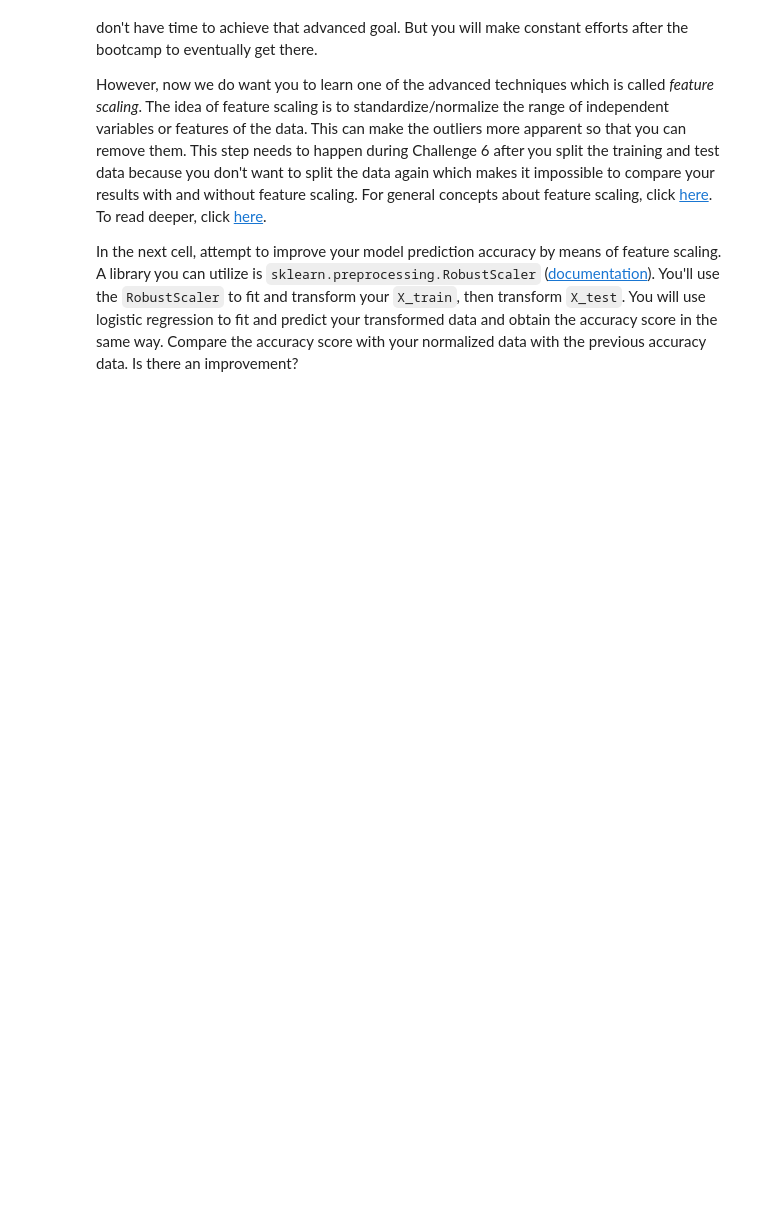
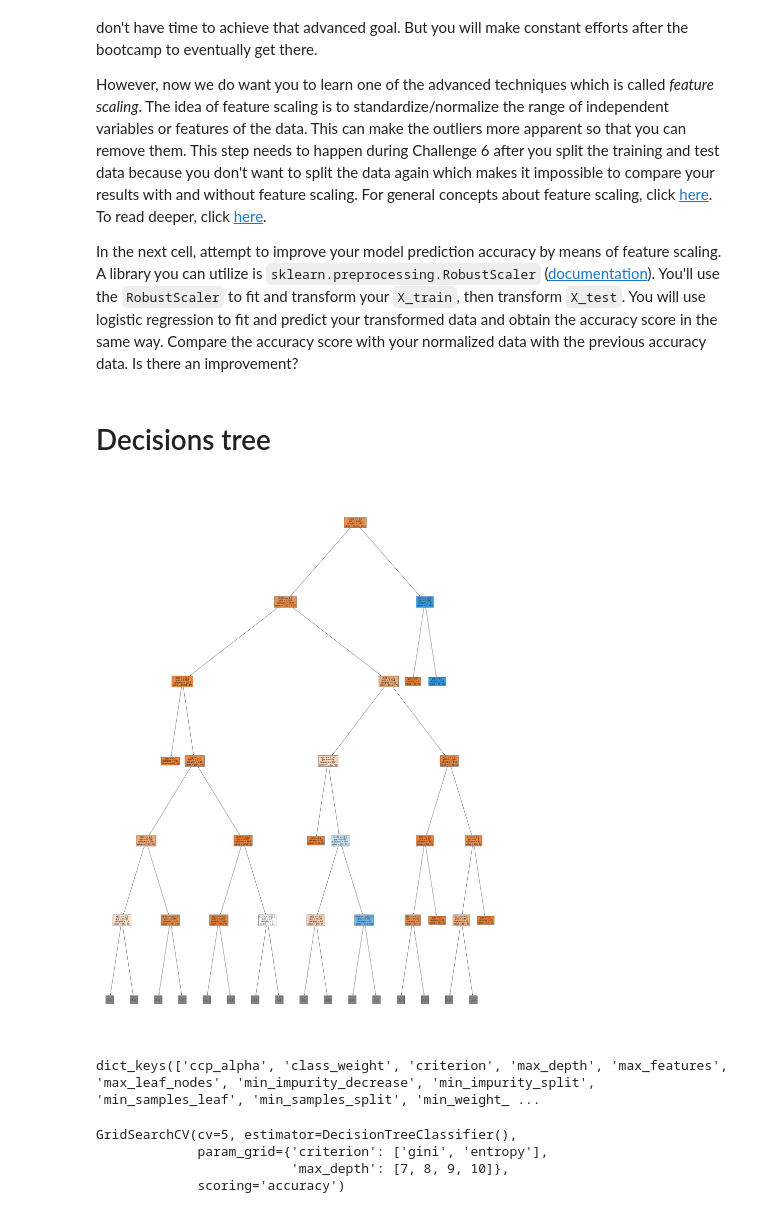
Before and after one commit to ta-data-bcn/lab-supervised-learning, a Jupyter notebook: your-code/main.ipynb, the cells around one changed output. Cells and saved outputs as stored; diff of their text form; code cells hidden in the pictures; blank space fills up the shorter version.

```diff
--- a/your-code/main.ipynb
+++ b/your-code/main.ipynb
@@ -778,3 +778,5 @@ However, now we do want you to learn one of the advanced techniques which is cal
 In the next cell, attempt to improve your model prediction accuracy by means of feature scaling. A library you can utilize is `sklearn.preprocessing.RobustScaler` ([documentation](https://scikit-learn.org/stable/modules/generated/sklearn.preprocessing.RobustScaler.html)). You'll use the `RobustScaler` to fit and transform your `X_train`, then transform `X_test`. You will use logistic regression to fit and predict your transformed data and obtain the accuracy score in the same way. Compare the accuracy score with your normalized data with the previous accuracy data. Is there an improvement?
 # %%
 # Your code here
+# %% [markdown]
+# Decisions tree
@@ -780,0 +789,25 @@ In the next cell, attempt to improve your model prediction accuracy by means of
+# %%
+clf = tree.DecisionTreeClassifier().fit(train_X, train_y)
+fig, ax = plt.subplots(figsize=(35, 50))
+plot_tree(clf, filled=True, fontsize=10, max_depth=5)
+plt.savefig("tree_lab_tuesday")
+plt.show()
+# %% [output]
+[figure, added]
+# %%
+clf.get_params().keys()
+# %% [output]
+dict_keys(['ccp_alpha', 'class_weight', 'criterion', 'max_depth', 'max_features', 'max_leaf_nodes', 'min_impurity_decrease', 'min_impurity_split', 'min_samples_leaf', 'min_samples_split', 'min_weight_ ...
+# %%
+clf_search = GridSearchCV(estimator=clf,
+                            param_grid={"criterion": ["gini", "entropy"],
+                                       "max_depth": [7, 8, 9, 10]},
+                            scoring="accuracy",
+                            cv=5)
+
+clf_search.fit(train_X, train_y)
+# %% [output]
+GridSearchCV(cv=5, estimator=DecisionTreeClassifier(),
+             param_grid={'criterion': ['gini', 'entropy'],
+                         'max_depth': [7, 8, 9, 10]},
+             scoring='accuracy')
```
Also changed, not shown: parts of 17 cells of this notebook, 1 other file.
